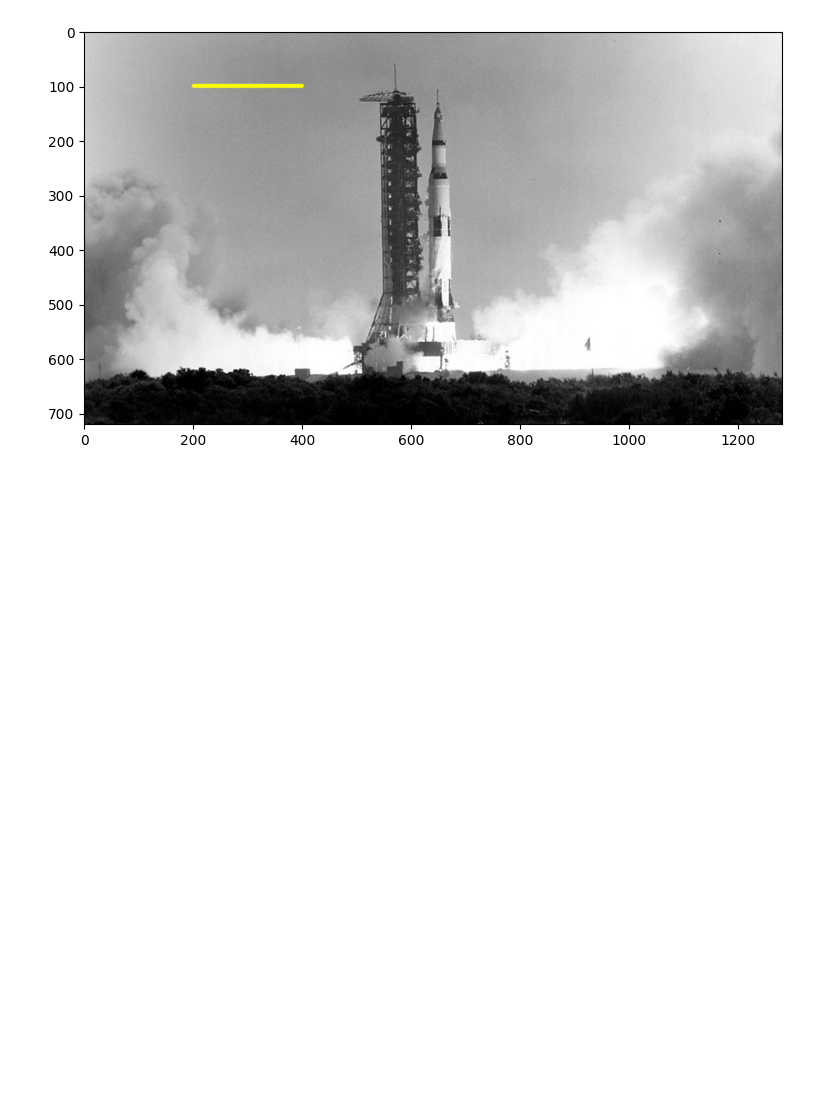
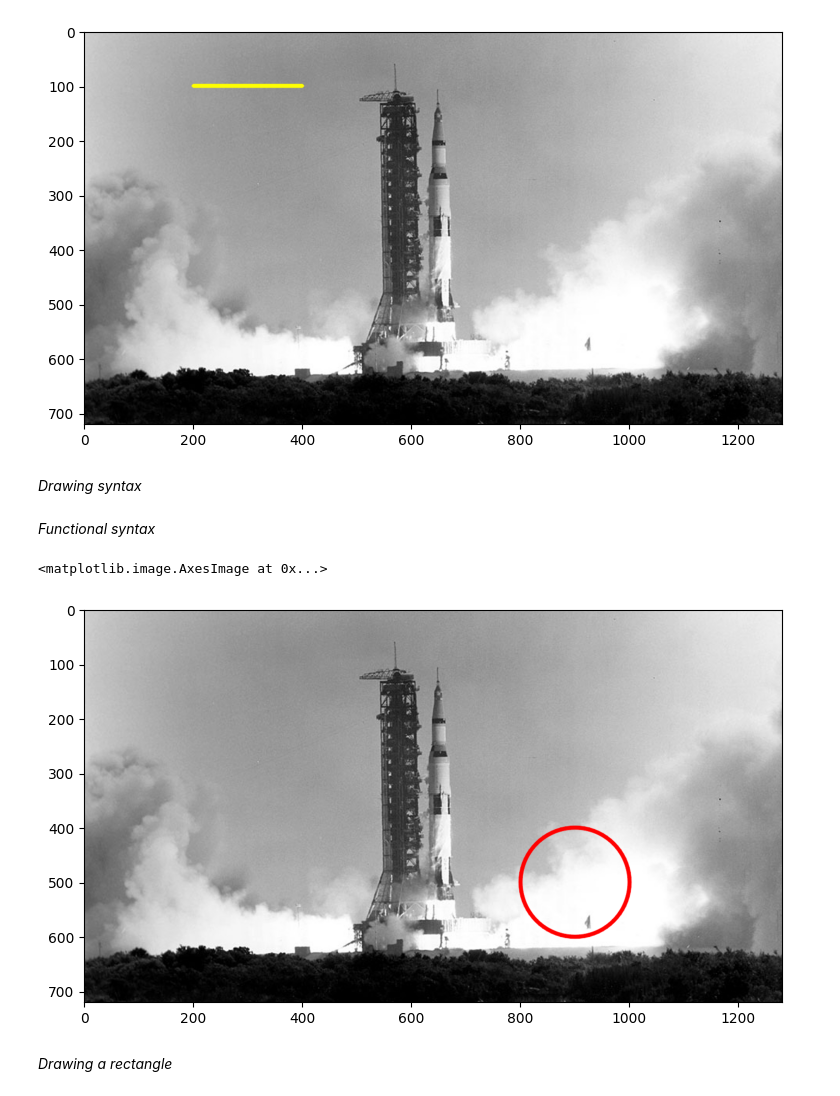
Before and after one commit to pereruannabaala/Image_Annotation, a Jupyter notebook: Image_Annotation.ipynb, the cells around one changed output. Cells and saved outputs as stored; diff of their text form; code cells hidden in the pictures; blank space fills up the shorter version.

Commit message:
Annotating using a circle

```diff
--- a/Image_Annotation.ipynb
+++ b/Image_Annotation.ipynb
@@ -69,3 +71,7 @@ plt.imshow(imageLine[:,:,::-1])
 # %% [output]
 <matplotlib.image.AxesImage at 0x...>
 [figure]
+# %% [markdown]
+*Drawing syntax*
+# %% [markdown]
+*Functional syntax*
@@ -71,0 +80,13 @@ plt.imshow(imageLine[:,:,::-1])
+# %%
+# Draw a circle
+imageCircle = image.copy()
+
+cv2.circle(imageCircle, (900,500), 100, (0, 0, 255), thickness=5, lineType=cv2.LINE_AA);
+
+# Display the image
+plt.imshow(imageCircle[:,:,::-1])
+# %% [output]
+<matplotlib.image.AxesImage at 0x...>
+[figure, added]
+# %% [markdown]
+*Drawing a rectangle*
```
Also changed, not shown: parts of 3 cells of this notebook.
